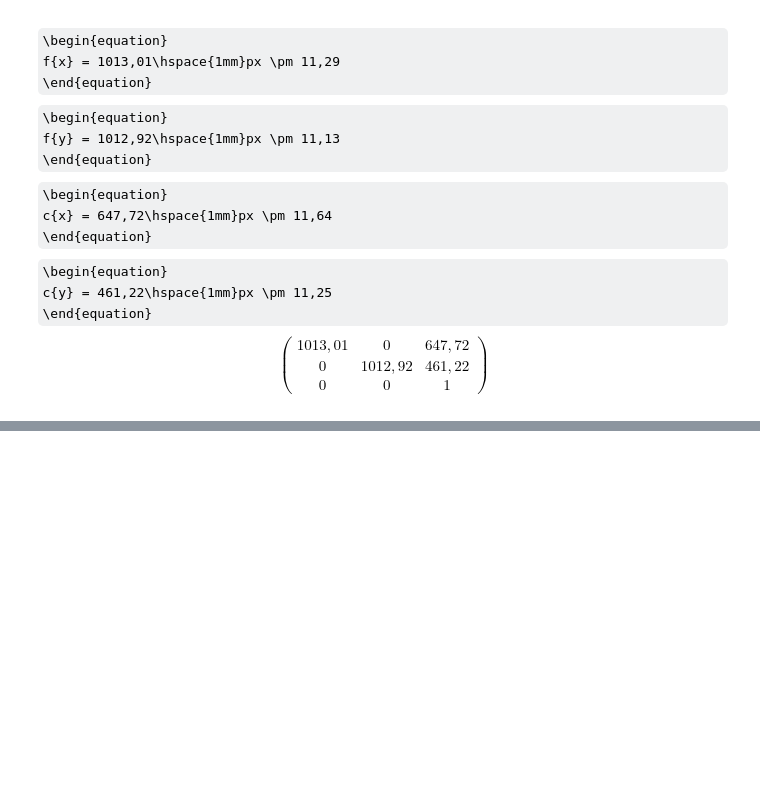
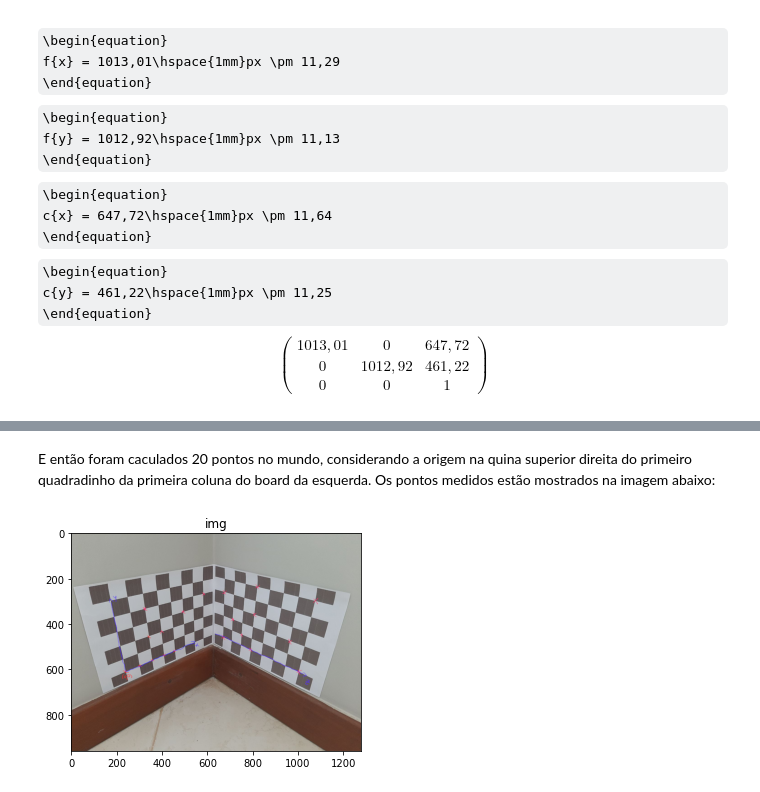
Before and after one commit to luiz-couto/camera-calibration, a Jupyter notebook: camera-calibration.ipynb, the cells around one changed output, grey strips where cells are left out. Saved outputs shown, nothing was run; the diff lists cells and outputs as text; code cells hidden in the pictures; some formulas as TeX source; blank space fills up the shorter version.

```diff
--- a/camera-calibration.ipynb
+++ b/camera-calibration.ipynb
@@ -213,0 +227,11 @@ c{y} = 461,22\hspace{1mm}px \pm 11,25
+# %% [markdown]
+E então foram caculados 20 pontos no mundo, considerando a origem na quina superior direita do primeiro quadradinho da primeira coluna do board da esquerda. Os pontos medidos estão mostrados na imagem abaixo:
+# %%
+img = cv2.imread('step3_points.jpg')
+RGB_im = cv2.cvtColor(img, cv2.COLOR_BGR2RGB)
+
+plt.imshow(RGB_im)
+plt.title('img')
+plt.show()
+# %% [output]
+[figure, added]
```
Also changed, not shown: parts of 3 cells of this notebook, 2 other files.
